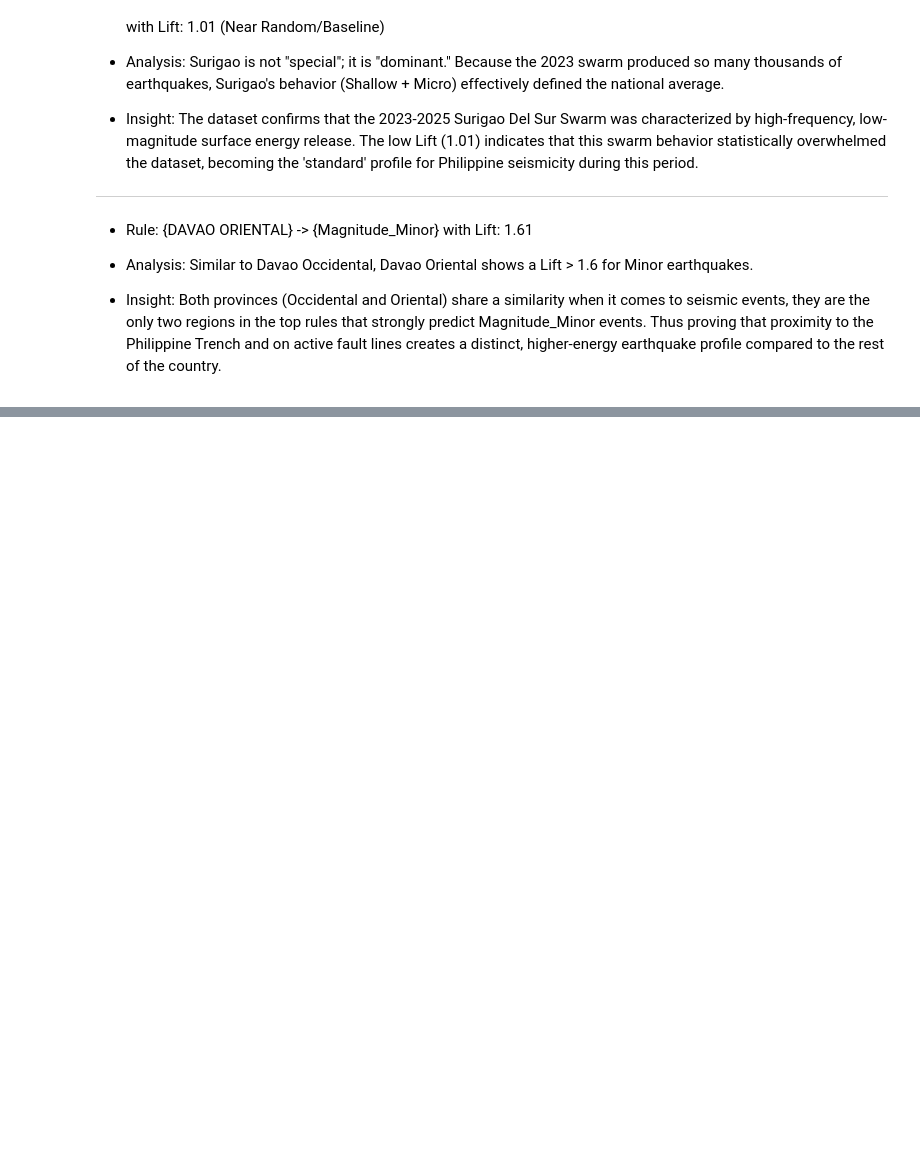
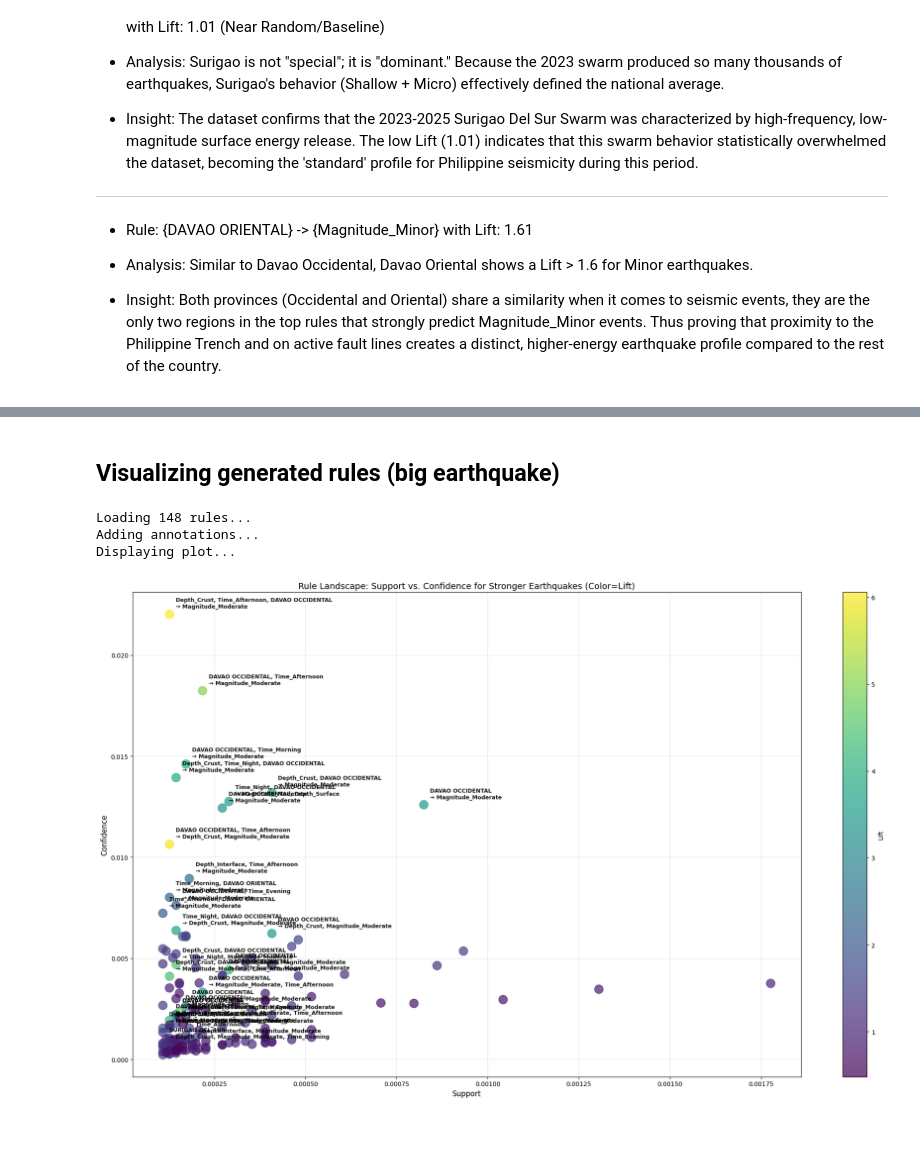
Before and after one commit to jhnabuel/CSC172-AssociationMining-Abuel, a Jupyter notebook: notebooks/apriori.ipynb, the cells around one changed output, grey strips where cells are left out. Drawn from its saved outputs; the diff is of its cells as text; code cells hidden in the pictures; blank space fills up the shorter version.

Commit message:
Finished ARM implementation and data visualization for ARM earthquake

```diff
--- a/notebooks/apriori.ipynb
+++ b/notebooks/apriori.ipynb
@@ -238,0 +294,57 @@ plt.show()
+# %% [markdown]
+## Visualizing generated rules (big earthquake)
+# %%
+# Set the figure size (width=20 inches, height=12 inches)
+big_earthquake_rules = pd.read_csv("../dataset/big_earthquake_rules.csv")
+
+print(f"Loading {len(big_earthquake_rules)} rules...")
+
+fig, ax = plt.subplots(figsize=(20, 12))
+
+scatter = ax.scatter(
+    x=big_earthquake_rules["support"],
+    y=big_earthquake_rules["confidence"],
+    c=big_earthquake_rules["lift"],
+    cmap="viridis",
+    s=200,
+    alpha=0.7
+)
+
+# Get top 30 rules by lift for labeling
+top_30_rules = big_earthquake_rules.nlargest(30, 'lift')
+
+print("Adding annotations...")
+for idx, row in top_30_rules.iterrows():
+    # Convert antecedents/consequents if they're frozensets
+    ante = str(row['antecedents']).replace('frozenset({', '').replace('})', '').replace("'", "")
+    cons = str(row['consequents']).replace('frozenset({', '').replace('})', '').replace("'", "")
+
+    ax.annotate(
+        f"{ante} \n→ {cons}",
+        xy=(row['support'], row['confidence']),
+        xytext=(10, 10),
+        textcoords='offset points',
+        fontsize=9,
+        color='black',
+        fontweight='bold',
+        alpha=0.9
+    )
+
+ax.set_xlabel('Support', fontsize=12)
+ax.set_ylabel('Confidence', fontsize=12)
+ax.set_title("Rule Landscape: Support vs. Confidence for Stronger Earthquakes (Color=Lift)", fontsize=14)
+ax.grid(True, alpha=0.3)
+
+# Add colorbar
+cbar = plt.colorbar(scatter, ax=ax, label='Lift')
+
+plt.tight_layout()
+print("Displaying plot...")
+plt.show()
+# %% [output]
+Loading 148 rules...
+Adding annotations...
+Displaying plot...
+[figure, added]
+# %% [markdown]
+##
```
Also changed, not shown: parts of 5 cells of this notebook, 2 other files.
